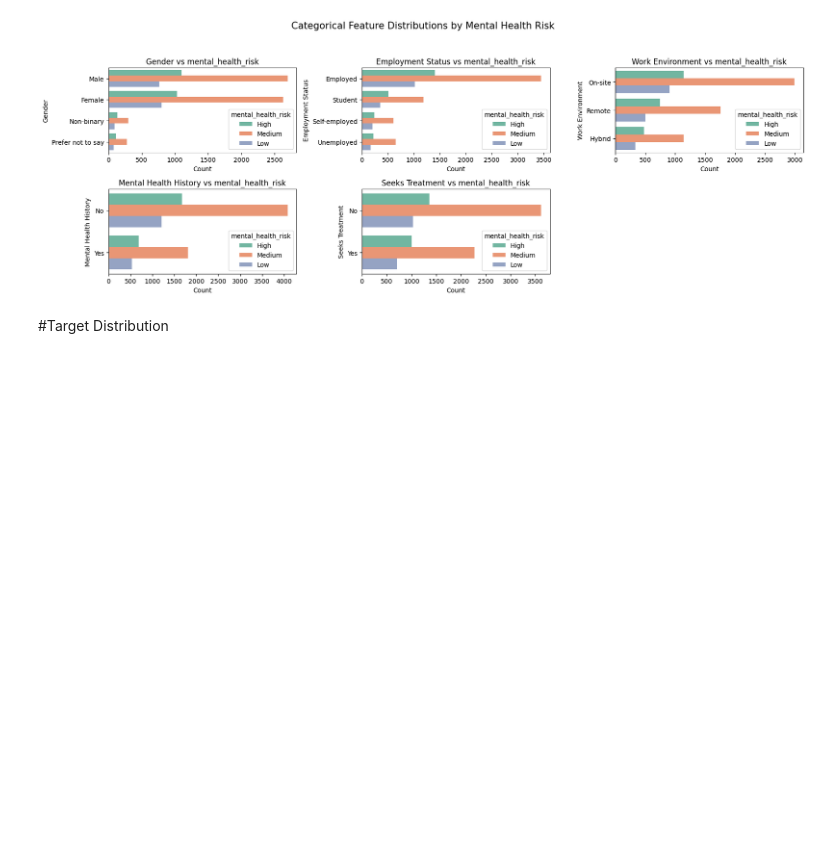
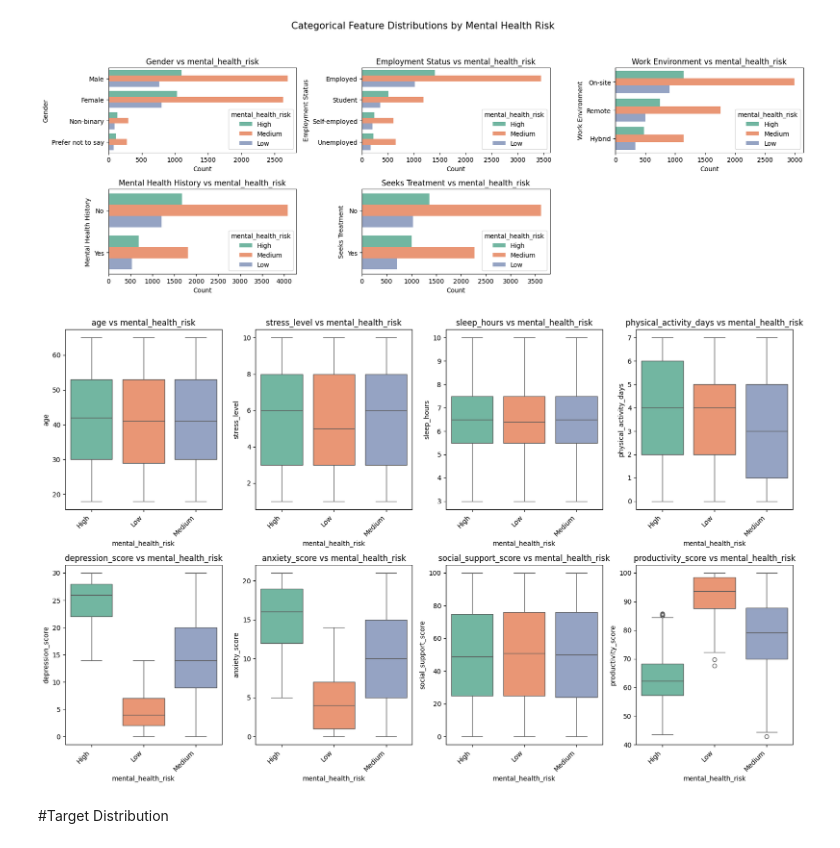
Before and after one commit to sjmin-k/Mental-Health-Risk-Classification, a Jupyter notebook: MindScope_Mental_health.ipynb, the cells around one changed output. Drawn from its saved outputs; the diff is of its cells as text; code cells hidden in the pictures; blank space fills up the shorter version.

```diff
--- a/MindScope_Mental_health.ipynb
+++ b/MindScope_Mental_health.ipynb
@@ -131,6 +131,35 @@ plt.tight_layout(rect=[0, 0, 1, 0.97])
 plt.show()
 # %% [output]
 [figure]
+# %%
+import numpy as np
+import seaborn as sns
+import matplotlib.pyplot as plt
+target_variable = 'mental_health_risk'
+X_features_df = df.drop(target_variable, axis=1, errors='ignore')
+numerical_features = X_features_df.select_dtypes(include=np.number).columns.tolist()
+risk_levels = sorted(df[target_variable].unique().tolist())
+box_colors = sns.color_palette("Set2", len(risk_levels))
+# Define rows and columns
+n_rows, n_cols = 2, 4
+plt.figure(figsize=(4 * n_cols, 5 * n_rows))  # Adjust size per subplot
+for i, col in enumerate(numerical_features):
+    plt.subplot(n_rows, n_cols, i + 1)
+    sns.boxplot(
+        x=df[target_variable],
+        y=df[col],
+        hue=df[target_variable],
+        order=risk_levels,
+        palette=dict(zip(risk_levels, box_colors)),
+        legend=False
+    )
+    plt.title(f'{col} vs {target_variable}')
+    plt.xticks(rotation=45, ha='right')
+#plt.suptitle(f'Boxplots of Numerical Features vs {target_variable}', y=1.02)
+plt.tight_layout()
+plt.show()
+# %% [output]
+[figure, added]
 # %% [markdown]
 #Target Distribution
 # %%
```
Also changed, not shown: parts of 1 cell of this notebook.
